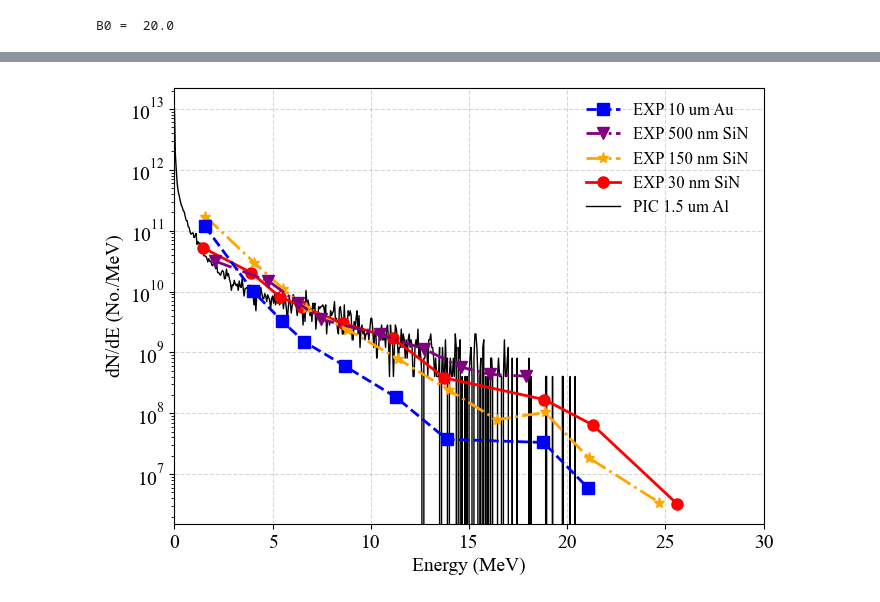
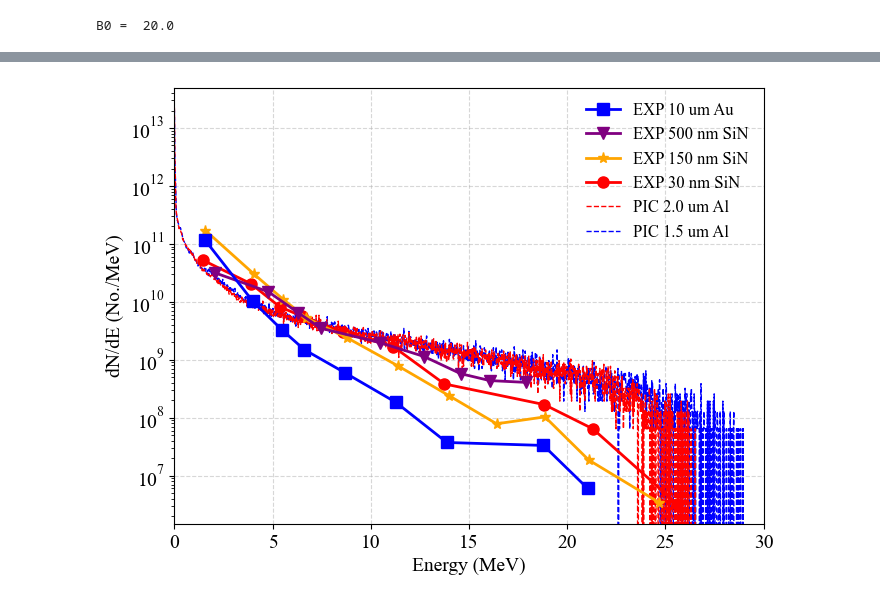
Before and after one commit to weipengyao/scripts, a Jupyter notebook: ELI_E5_Xray_2025.ipynb, the cells around one changed output, grey strips where cells are left out. Saved outputs shown, nothing was run; the diff lists cells and outputs as text; code cells hidden in the pictures.

Commit message:
update ELI Pre-plasmas and PETAL RR

```diff
--- a/ELI_E5_Xray_2025.ipynb
+++ b/ELI_E5_Xray_2025.ipynb
@@ -105,7 +127,7 @@ plt.rcParams.update({
     'font.size': 24,
     'axes.titlesize': 28,
     'axes.labelsize': 24,
-    'legend.fontsize': 20,
+    'legend.fontsize': 16,
     'xtick.labelsize': 24,
     'ytick.labelsize': 24
 })
@@ -113,7 +135,12 @@ plt.rcParams.update({
 # Create the plot
 plt.figure(figsize=(8, 6))
 plt.plot(ene105, num105, linestyle='-', color='red', label="#105, 30 nm")
-plt.plot(ene102, num102, linestyle='--', color='blue', label="#102, 150 nm")
+plt.plot(ene102, num102, linestyle='-', color='blue', label="#102, 150 nm")
+plt.plot(ene8081, num8081, linestyle='-', color='green', label="#80-81, 2 um Au")
+plt.plot(ene7879, num7879, linestyle='-', color='orange', label="#78-79, 3 um Au")
+plt.plot(ene7273, num7273, linestyle='-', color='purple', label="#72-73, 10 um Au")
+plt.plot(ene7475, num7475, linestyle='-', color='brown', label="#74-75, 25 um W")
+plt.plot(ene7677, num7677, linestyle='-', color='black', label="#76-77, 50 um Au")
 # plt.title("Gray Value vs Distance")
 plt.xlabel("Energy (MeV)")
 plt.ylabel("dN/dE (a.u.)")
@@ -122,6 +149,6 @@ plt.legend()
 plt.yscale('log')
 plt.tight_layout()
 
-plt.xlim(0, 50)
-plt.ylim(1e8, 1e11)
+plt.xlim(0, 60)
+plt.ylim(1e8, 2e11)
 plt.show()
@@ -579,11 +653,12 @@ wkdir = [
      # '/Users/yao/Documents/Data/ELI2025/eli5_r*', # 2D, 500 nm + pre-plasmas
      # '/Users/yao/Documents/Data/ELI2025/eli6_30nm_pp', # 2D, 30 nm + pre-plasmas
      # '/Users/yao/Desktop/eli_prepulse0', # test pre-pulse
-     '/Users/yao/Desktop/eli_July6_1.5um/', # with pre-plasmas and [-500, 0] fs
+     '/Users/yao/Desktop/eli_July17_1.5um/', # with pre-plasmas and [-500, 0] fs
+     '/Users/yao/Desktop/eli_July17_2um/', # with pre-plasmas and [-500, 0] fs
     ]
 # %%
 S0 = happi.Open(wkdir[0], reference_angular_frequency_SI = 2.0*np.pi*3e8/(0.810*1e-6))
-# S1 = happi.Open(wkdir[1], reference_angular_frequency_SI = 2.0*np.pi*3e8/(0.810*1e-6))
+S1 = happi.Open(wkdir[1], reference_angular_frequency_SI = 2.0*np.pi*3e8/(0.810*1e-6))
 # S2 = happi.Open(wkdir[2], reference_angular_frequency_SI = 2.0*np.pi*3e8/(0.810*1e-6))
 # S3 = happi.Open(wkdir[3], reference_angular_frequency_SI = 2.0*np.pi*3e8/(0.810*1e-6))
 # S4 = happi.Open(wkdir[4], reference_angular_frequency_SI = 2.0*np.pi*3e8/(0.810*1e-6))
@@ -1126,12 +1139,19 @@ height = width / 1.618 * 1.2
 fig, ax = plt.subplots()
 fig.subplots_adjust(left=.15, bottom=.16, right=.99, top=.97)
 
-ax.plot(ekin0[::5], num0[::5]*3e13,
-        linestyle='-',
+ax.plot(ekin0[::2], num0[::2]*3e13,
+        linestyle='--',
         # marker='^', markersize=8,
-        color='black',
+        color='blue',
         linewidth=1,
         label='PIC 1.5 um Al')
+
+ax.plot(ekin1[::2], num1[::2]*3e13,
+        linestyle='--',
+        # marker='^', markersize=8,
+        color='red',
+        linewidth=1,
+        label='PIC 2.0 um Al')
 
 # experiment
 # ax.plot(exp_energy_nodpm, exp_number_nodpm,
@@ -1154,49 +1174,49 @@ ax.plot(shot16[:,1], shot16[:,0],
         label='EXP 30 nm SiN')
 
 ax.plot(shot17[:,1], shot17[:,0],
-        linestyle='-.', marker='*', markersize=8, color='orange',
+        linestyle='-', marker='*', markersize=8, color='orange',
         linewidth=2,
         label='EXP 150 nm SiN')
 
 ax.plot(shot43[:,1], shot43[:,0],
-        linestyle='-.', marker='v', markersize=8, color='purple',
+        linestyle='-', marker='v', markersize=8, color='purple',
         linewidth=2,
         label='EXP 500 nm SiN')
 
 
 ax.plot(shot20[:,1], shot20[:,0],
-        linestyle='--', marker='s', markersize=8, color='blue',
+        linestyle='-', marker='s', markersize=8, color='blue',
         linewidth=2,
         label='EXP 10 um Au')
 
 
 
 # ax.plot(ekin1[::5], num1[::5]*1e14,
 #         linestyle='-',
 #         # marker='^', markersize=8,
 #         color='cyan',
 #         linewidth=2,
 #         label='PIC Simu. for 30 nm SiN')
 
 # ax.plot(ekin2[::5], num2[::5]*1e14,
 #         linestyle='-',
 #         # marker='^', markersize=8,
 #         color='magenta',
 #         linewidth=2,
 #         label='PIC Simu. for 500 nm SiN')
 
 
 ax.set_xlim([0,30])
 # ax.set_ylim([1e6,1e12])
 ax.grid(linestyle='--',alpha=0.5)
 ax.set_xlabel('Energy (MeV)')
 ax.set_ylabel('dN/dE (No./MeV)')
 ax.legend(fancybox=False, reverse=True, frameon=False)
 fig.set_size_inches(width, height)
 fig.tight_layout()
 
 # plt.show()
 
 # plt.savefig("/Users/yao/Desktop/energy_spectra.png", dpi=300, bbox_inches='tight')
 # %% [output]
-[figure, old version]
+[figure, new version]
```
Also changed, not shown: parts of 38 cells of this notebook, 1 other file.
